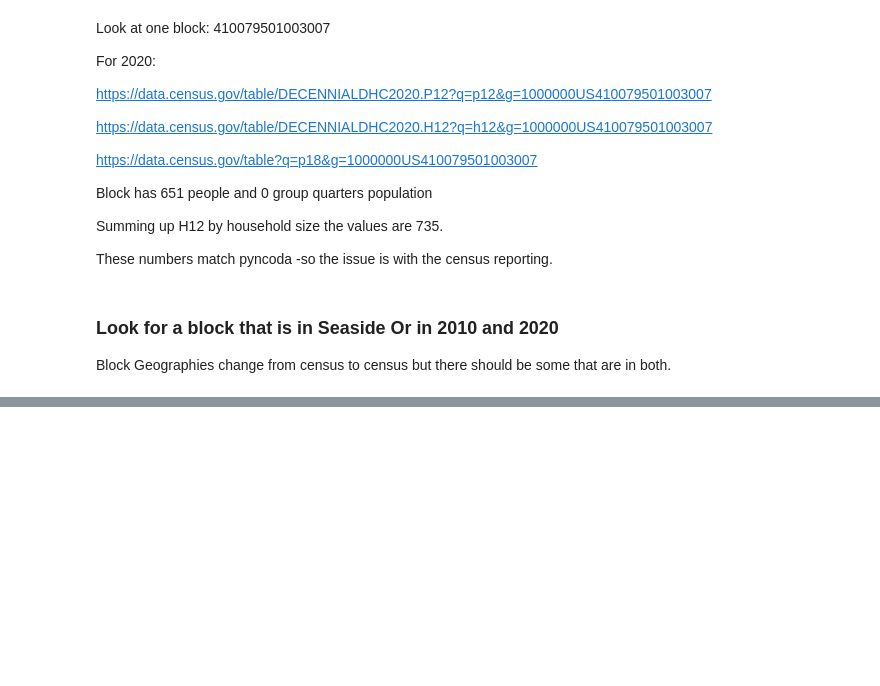
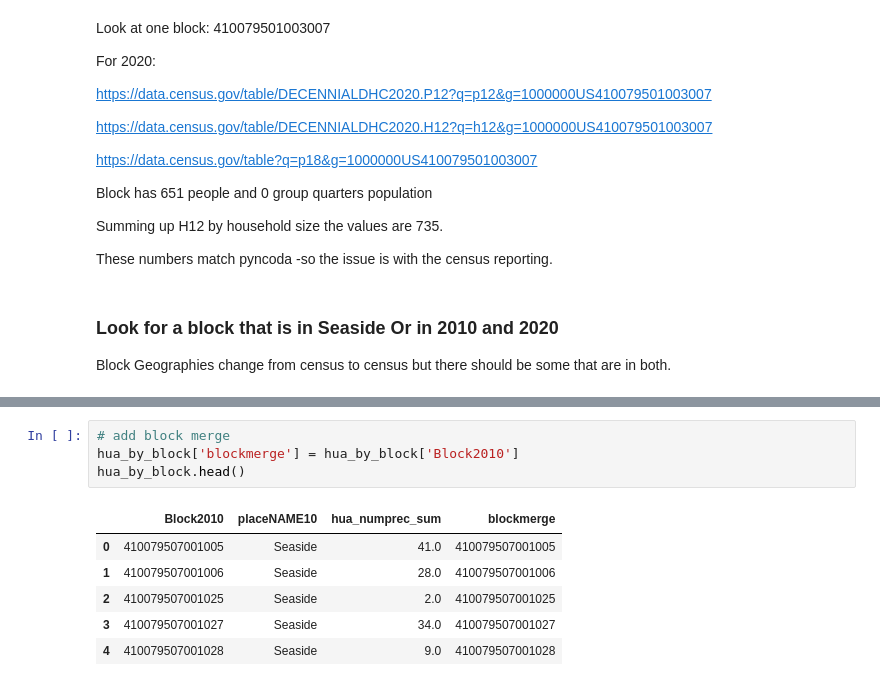
Before and after one commit to npr99/intersect-community-data, a Jupyter notebook: ncoda_07kv7_HUA_PREC_Disability.ipynb, the cells around one changed output, grey strips where cells are left out. Saved outputs shown, nothing was run; the diff lists cells and outputs as text; blank space fills up the shorter version.

```diff
--- a/ncoda_07kv7_HUA_PREC_Disability.ipynb
+++ b/ncoda_07kv7_HUA_PREC_Disability.ipynb
@@ -1322,0 +1330,11 @@ prec_compare_df.head()
+# %%
+# add block merge
+hua_by_block['blockmerge'] = hua_by_block['Block2010']
+hua_by_block.head()
+# %% [output]
+|  | Block2010 | placeNAME10 | hua_numprec_sum | blockmerge |
+| 0 | 410079507001005 | Seaside | 41.0 | 410079507001005 |
+| 1 | 410079507001006 | Seaside | 28.0 | 410079507001006 |
+| 2 | 410079507001025 | Seaside | 2.0 | 410079507001025 |
+| 3 | 410079507001027 | Seaside | 34.0 | 410079507001027 |
+| 4 | 410079507001028 | Seaside | 9.0 | 410079507001028 |
```
Also changed, not shown: parts of 7 cells of this notebook.
